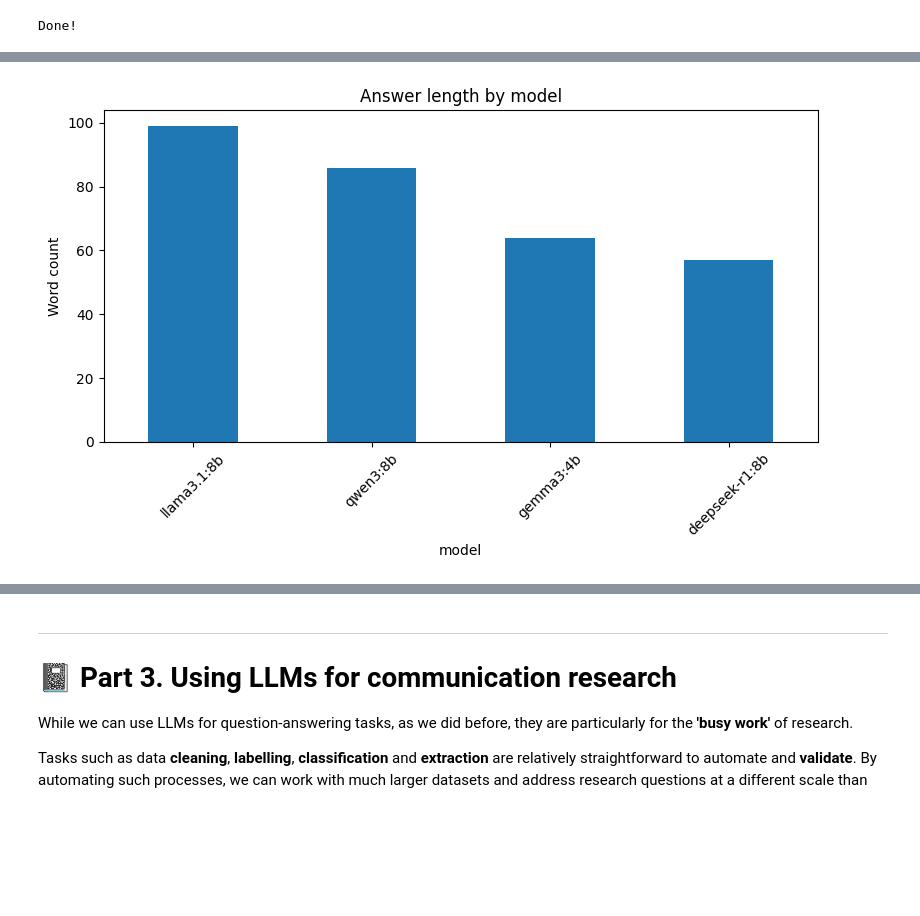
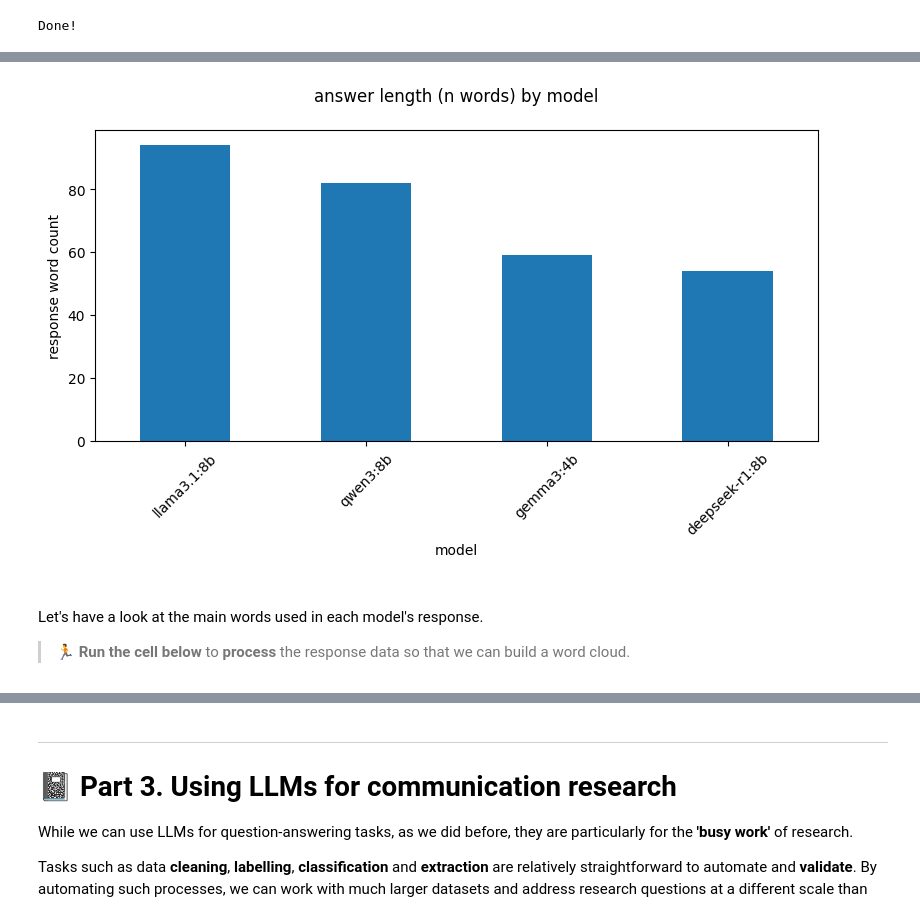
Before and after one commit to Fonzzy1/LLM-Workshop, a Jupyter notebook: workshop.ipynb, the cells around one changed output, grey strips where cells are left out. Saved outputs shown, nothing was run; the diff lists cells and outputs as text; code cells hidden in the pictures; blank space fills up the shorter version.

```diff
--- a/workshop.ipynb
+++ b/workshop.ipynb
@@ -134,15 +146,12 @@ Below is a function that takes two arguments:
 import ollama
 
 def query_llm(prompt, model):
-    """
-    Given a 'prompt' and the name of a model,
-    return the LLM's text response (uses ollama SDK).
-    Because the model has a default, we don't need to be explicit in which model
-    to use if you don't want to.
-    """
-    # Send the request to Ollama and get the response
+    # Send the request to ollama and get the response
     response = ollama.chat(
-        model=model, messages=[{"role": "user", "content": prompt}]
+        model=model,
+        messages=[{"role": "user",
+                   "content": prompt}
+                  ]
     )
     # Return ONLY the LLM's textual answer from the response
     return response.message.content
@@ -170,7 +197,8 @@ was defined above.
 # %%
 rows = []
 
-for model in ['llama3.1:8b', 'qwen3:8b', 'gemma3:4b', 'deepseek-r1:8b']:
+# pass the prompt to each model in the list
+for model in models:
     print(f"{model} is analysing your question...\n")
 
     answer = query_llm(prompt, model)
@@ -201,18 +233,24 @@ deepseek-r1:8b is analysing your question...
 # %%
 import matplotlib.pyplot as plt
 
-# Compute word counts for each model
+# compute word counts for each model
 word_counts = test_df.set_index('model')['response'].apply(lambda x: len(x.split()))
 
-# Plot
+# plot
 word_counts.plot(kind="bar", figsize=(8,5))
-plt.ylabel("Word count")
-plt.title("Answer length by model")
+plt.ylabel("response word count")
+plt.title("answer length (n words) by model\n")
 plt.xticks(rotation=45)
 plt.tight_layout()
 plt.show()
 # %% [output]
-[figure, old version]
+[figure, new version]
+# %% [markdown]
+<br>
+
+Let's have a look at the main words used in each model's response.
+
+> 🏃 **Run the cell below** to **process** the response data so that we can build a word cloud.
 # %%
 import pandas as pd
 import re
```
Also changed, not shown: parts of 41 cells of this notebook.
